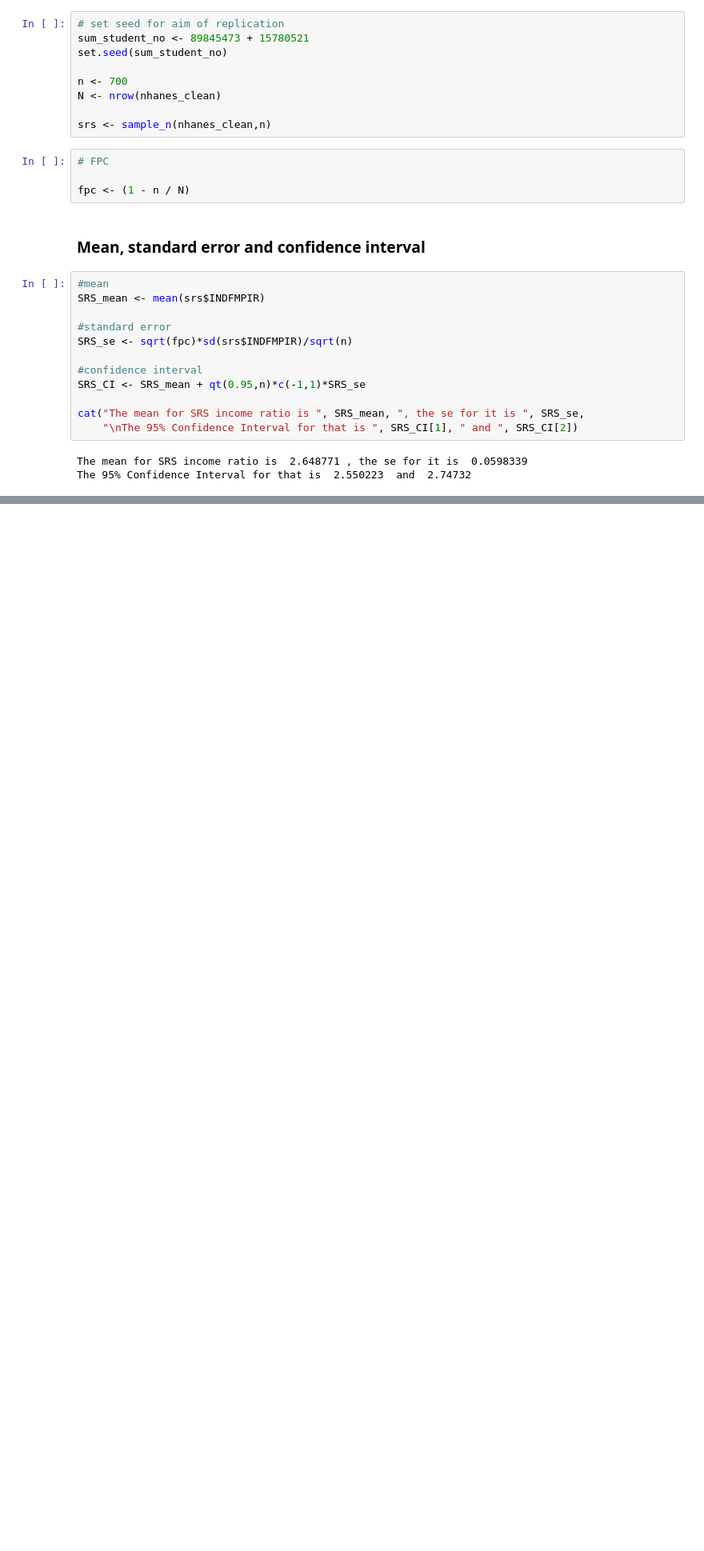
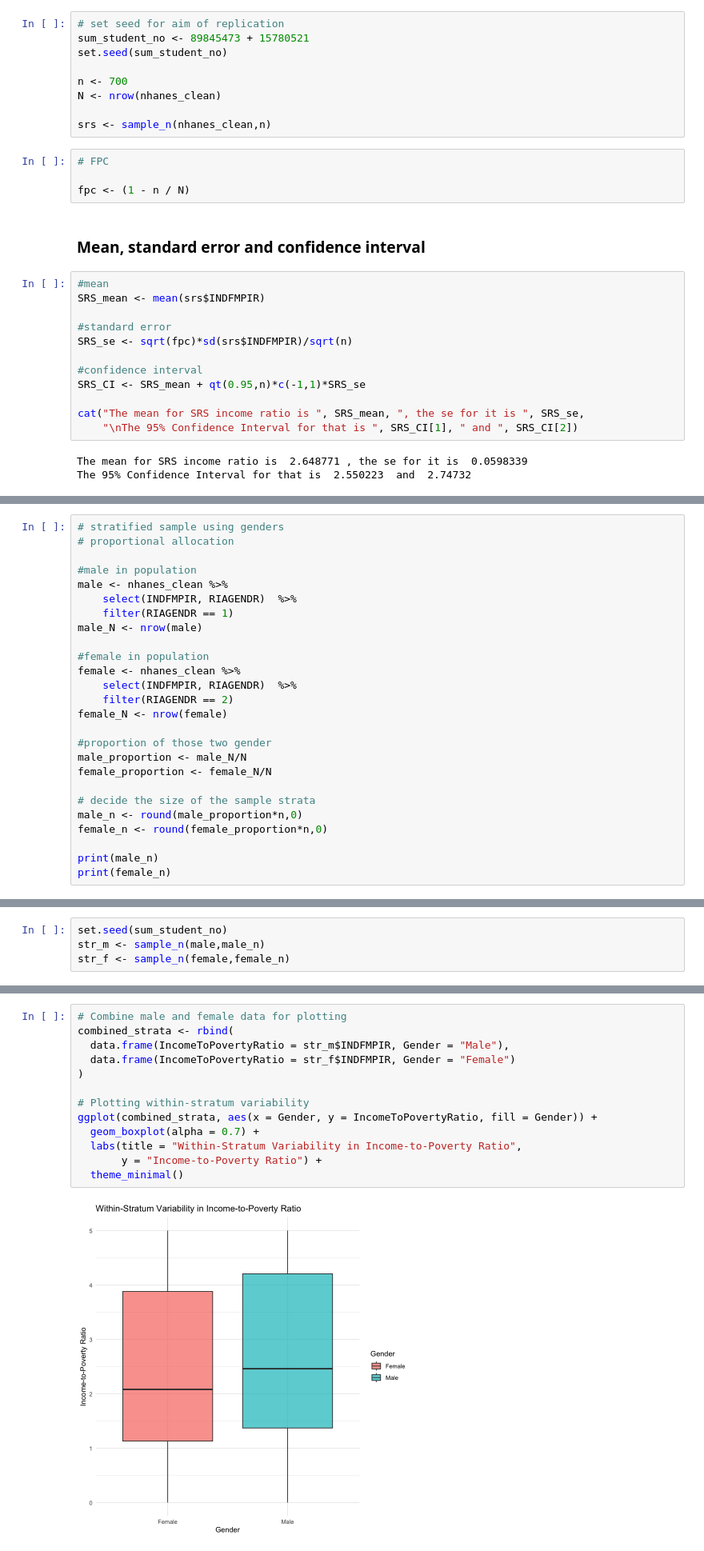
Before and after one commit to Dedoria/Stat-344-project, a Jupyter notebook: 344project.ipynb, the cells around one changed output, grey strips where cells are left out. Shown at 80% size. Cells and saved outputs as stored; diff of their text form; blank space fills up the shorter version.

```diff
--- a/344project.ipynb
+++ b/344project.ipynb
@@ -187,0 +215,26 @@ The 95% Confidence Interval for that is  2.550223  and  2.74732
+# %%
+# stratified sample using genders
+# proportional allocation
+
+#male in population
+male <- nhanes_clean %>%
+    select(INDFMPIR, RIAGENDR)  %>%
+    filter(RIAGENDR == 1)
+male_N <- nrow(male)
+
+#female in population
+female <- nhanes_clean %>%
+    select(INDFMPIR, RIAGENDR)  %>%
+    filter(RIAGENDR == 2)
+female_N <- nrow(female)
+
+#proportion of those two gender
+male_proportion <- male_N/N
+female_proportion <- female_N/N
+
+# decide the size of the sample strata
+male_n <- round(male_proportion*n,0)
+female_n <- round(female_proportion*n,0)
+
+print(male_n)
+print(female_n)
@@ -187,0 +246,4 @@ The 95% Confidence Interval for that is  2.550223  and  2.74732
+# %%
+set.seed(sum_student_no)
+str_m <- sample_n(male,male_n)
+str_f <- sample_n(female,female_n)
@@ -187,0 +268,15 @@ The 95% Confidence Interval for that is  2.550223  and  2.74732
+# %%
+# Combine male and female data for plotting
+combined_strata <- rbind(
+  data.frame(IncomeToPovertyRatio = str_m$INDFMPIR, Gender = "Male"),
+  data.frame(IncomeToPovertyRatio = str_f$INDFMPIR, Gender = "Female")
+)
+
+# Plotting within-stratum variability
+ggplot(combined_strata, aes(x = Gender, y = IncomeToPovertyRatio, fill = Gender)) +
+  geom_boxplot(alpha = 0.7) +
+  labs(title = "Within-Stratum Variability in Income-to-Poverty Ratio",
+       y = "Income-to-Poverty Ratio") +
+  theme_minimal()
+# %% [output]
+[figure, added]
```
Also changed, not shown: parts of 15 cells of this notebook.
